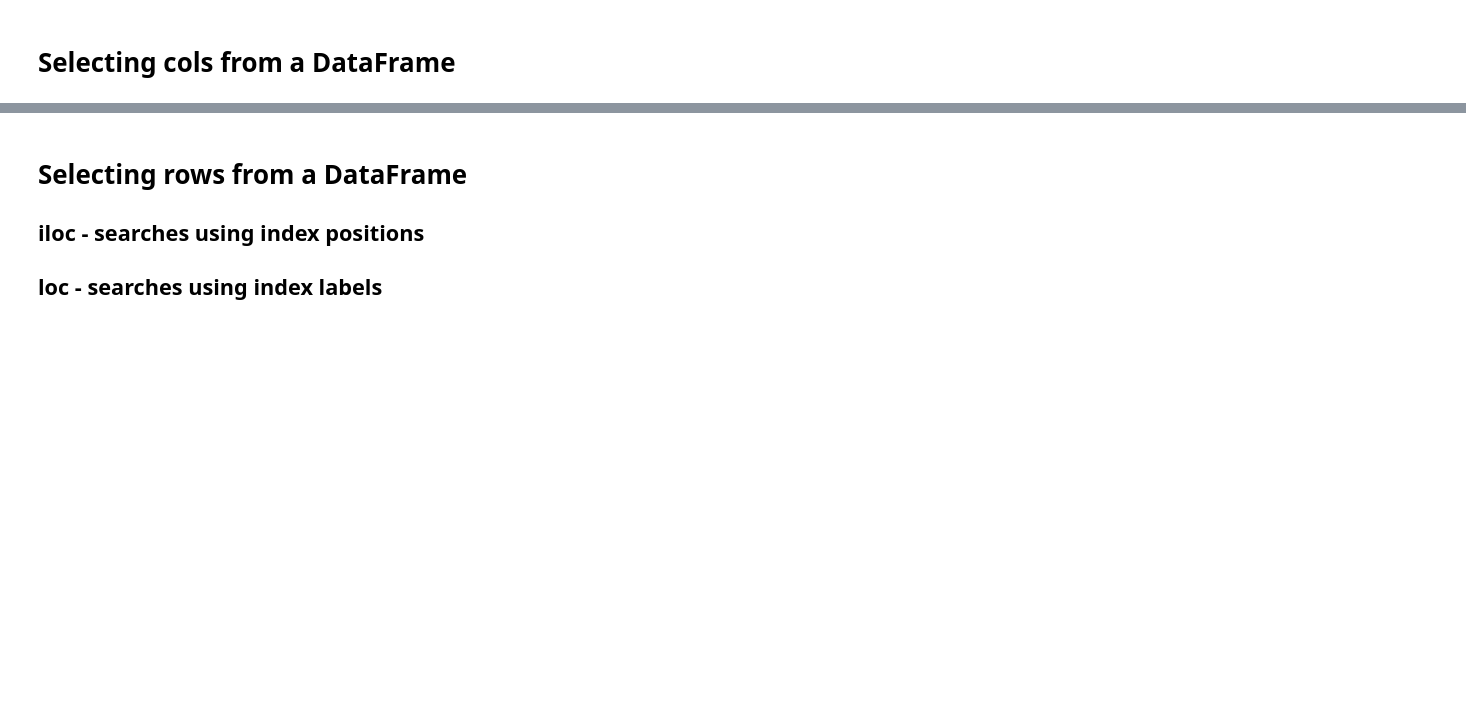
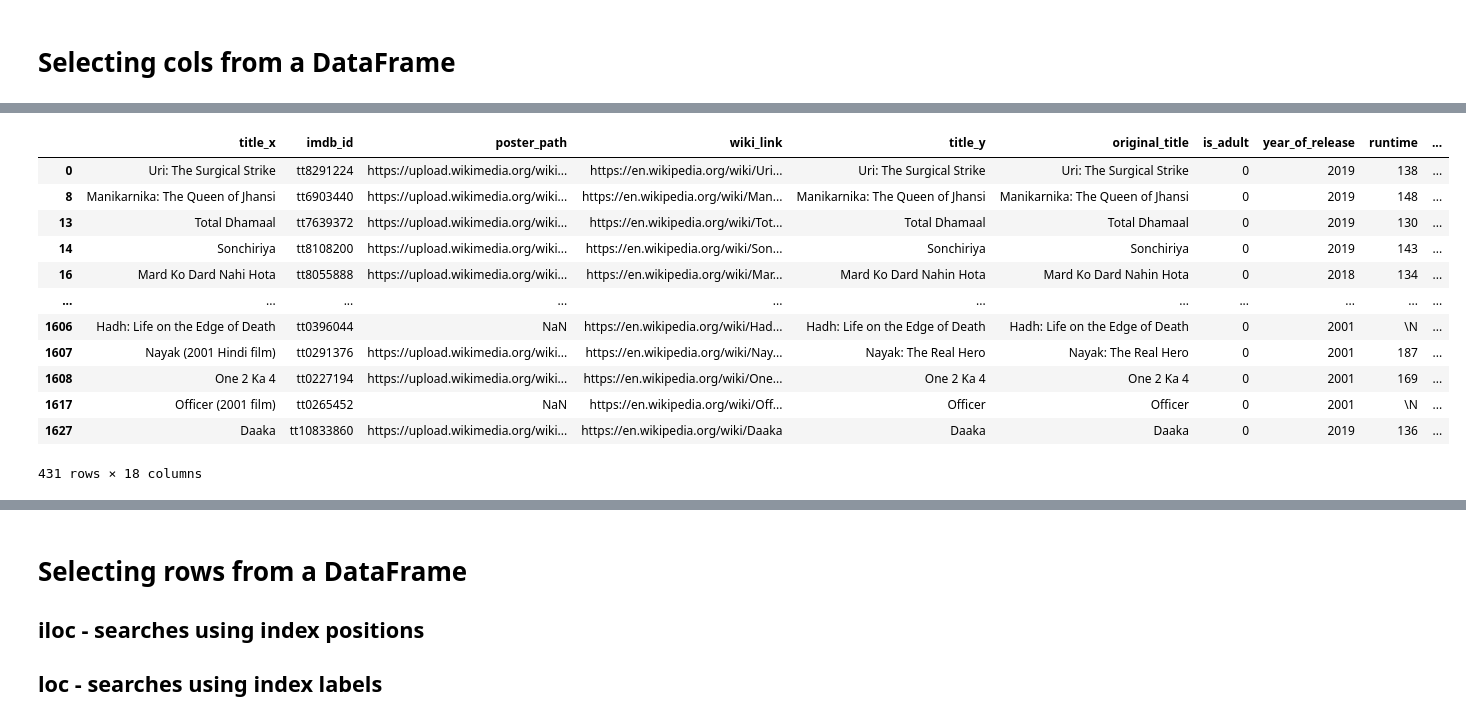
Before and after one commit to birusolankar/Pandas, a Jupyter notebook: Pandas_DataFrame.ipynb, the cells around one changed output, grey strips where cells are left out. Cells and saved outputs as stored; diff of their text form; code cells hidden in the pictures; blank space fills up the shorter version.

```diff
--- a/Pandas_DataFrame.ipynb
+++ b/Pandas_DataFrame.ipynb
@@ -249,0 +392,16 @@ memory usage: 229.2+ KB
+# %%
+movies[movies['genres'].str.split('|').apply(lambda genres: 'Action' in genres)]
+# %% [output]
+|  | title_x | imdb_id | poster_path | wiki_link | title_y | original_title | is_adult | year_of_release | runtime | ... |
+| 0 | Uri: The Surgical Strike | tt8291224 | https://upload.wikimedia.org/wiki... | https://en.wikipedia.org/wiki/Uri... | Uri: The Surgical Strike | Uri: The Surgical Strike | 0 | 2019 | 138 | ... |
+| 8 | Manikarnika: The Queen of Jhansi | tt6903440 | https://upload.wikimedia.org/wiki... | https://en.wikipedia.org/wiki/Man... | Manikarnika: The Queen of Jhansi | Manikarnika: The Queen of Jhansi | 0 | 2019 | 148 | ... |
+| 13 | Total Dhamaal | tt7639372 | https://upload.wikimedia.org/wiki... | https://en.wikipedia.org/wiki/Tot... | Total Dhamaal | Total Dhamaal | 0 | 2019 | 130 | ... |
+| 14 | Sonchiriya | tt8108200 | https://upload.wikimedia.org/wiki... | https://en.wikipedia.org/wiki/Son... | Sonchiriya | Sonchiriya | 0 | 2019 | 143 | ... |
+| 16 | Mard Ko Dard Nahi Hota | tt8055888 | https://upload.wikimedia.org/wiki... | https://en.wikipedia.org/wiki/Mar... | Mard Ko Dard Nahin Hota | Mard Ko Dard Nahin Hota | 0 | 2018 | 134 | ... |
+| ... | ... | ... | ... | ... | ... | ... | ... | ... | ... | ... |
+| 1606 | Hadh: Life on the Edge of Death | tt0396044 | NaN | https://en.wikipedia.org/wiki/Had... | Hadh: Life on the Edge of Death | Hadh: Life on the Edge of Death | 0 | 2001 | \N | ... |
+| 1607 | Nayak (2001 Hindi film) | tt0291376 | https://upload.wikimedia.org/wiki... | https://en.wikipedia.org/wiki/Nay... | Nayak: The Real Hero | Nayak: The Real Hero | 0 | 2001 | 187 | ... |
+| 1608 | One 2 Ka 4 | tt0227194 | https://upload.wikimedia.org/wiki... | https://en.wikipedia.org/wiki/One... | One 2 Ka 4 | One 2 Ka 4 | 0 | 2001 | 169 | ... |
+| 1617 | Officer (2001 film) | tt0265452 | NaN | https://en.wikipedia.org/wiki/Off... | Officer | Officer | 0 | 2001 | \N | ... |
+| 1627 | Daaka | tt10833860 | https://upload.wikimedia.org/wiki... | https://en.wikipedia.org/wiki/Daaka | Daaka | Daaka | 0 | 2019 | 136 | ... |
+431 rows × 18 columns
```
Also changed, not shown: parts of 16 cells of this notebook.
